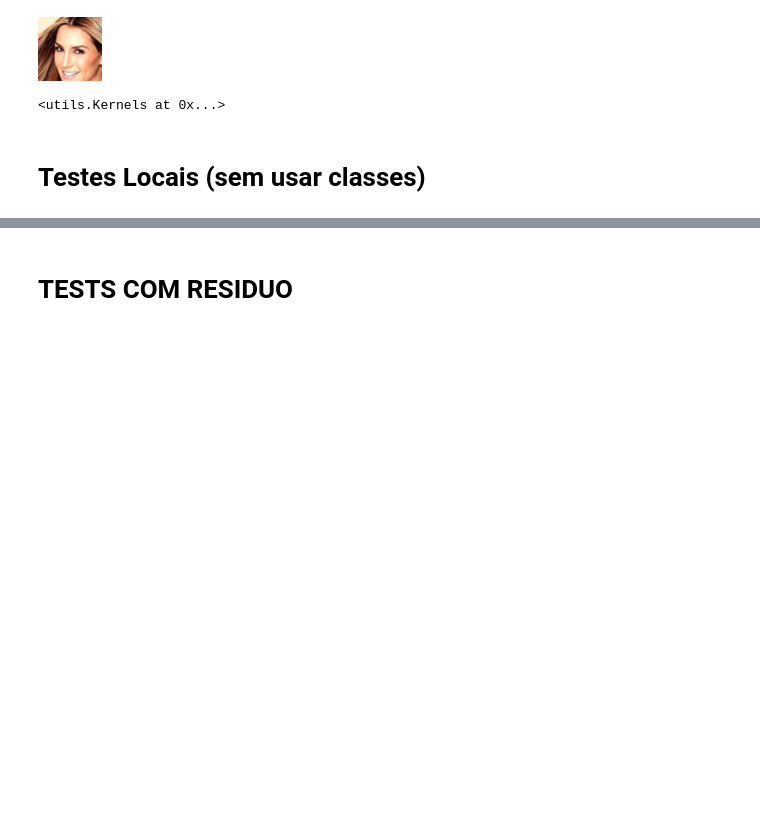
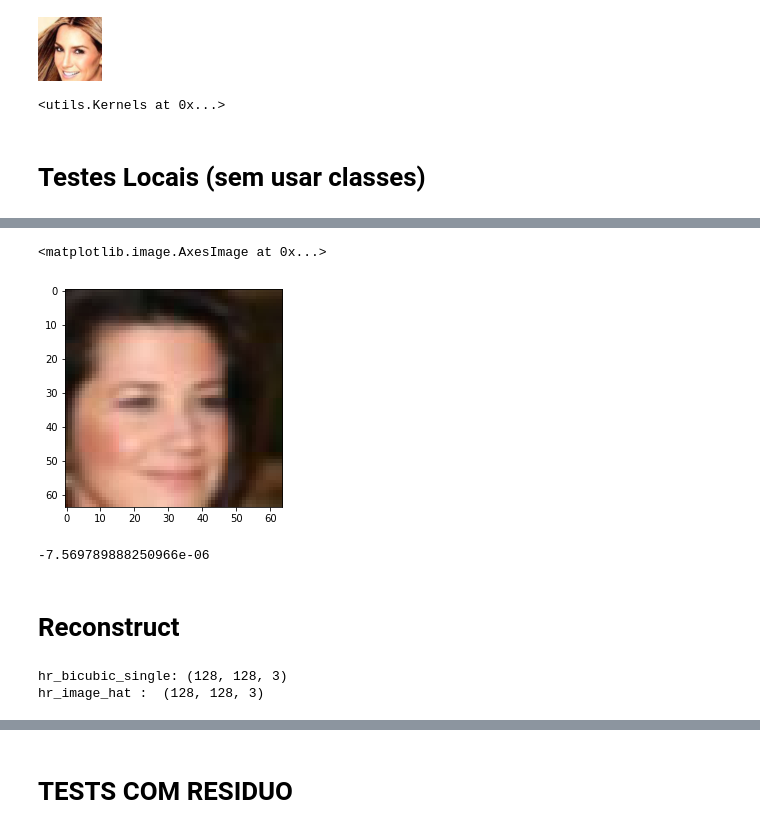
Before and after one commit to alsombra/residual_super_resolution, a Jupyter notebook: Untitled.ipynb, the cells around one changed output, grey strips where cells are left out. Cells and saved outputs as stored; diff of their text form; code cells hidden in the pictures; blank space fills up the shorter version.

```diff
--- a/Untitled.ipynb
+++ b/Untitled.ipynb
@@ -1212,0 +1370,5 @@ image_path
+# %%
+plt.imshow(np.squeeze(returnz[0].cpu().numpy()).transpose(1,2,0))
+# %% [output]
+<matplotlib.image.AxesImage at 0x...>
+[figure, added]
@@ -1212,0 +1446,8 @@ image_path
+# %%
+lr_image = Image.open(test_image_pathLR)
+lr_image_scaled_loaded = Scaling(lr_image)
+lr_image_scaled_original = np.squeeze(returns[0].cpu().numpy()).transpose(1,2,0)
+
+((lr_image_scaled_loaded - lr_image_scaled_original)*255).max()
+# %% [output]
+-7.569789888250966e-06
@@ -1212,0 +1485,33 @@ image_path
+# %% [markdown]
+# Reconstruct
+# %%
+output = np.copy(returnz)
+lr_image, x = output[0], output[1]
+lr_image, x = lr_image.to(device),  x.to(device)
+
+reconst = model(x)
+reconst.shape
+#Print out log info
+tmp1 = lr_image.data.cpu().numpy().transpose(0,2,3,1)*255
+image_list = [np.array(Image.fromarray(tmp1.astype(np.uint8)[i]).resize((128,128), Image.BICUBIC)) \
+              for i in range(data_loader.batch_size)]
+image_hr_bicubic= np.stack(image_list)
+image_hr_bicubic_single = np.squeeze(image_hr_bicubic)
+print('hr_bicubic_single:', image_hr_bicubic_single.shape)
+#return this ^
+image_hr_bicubic = image_hr_bicubic.transpose(0,3,1,2)
+image_hr_bicubic = Scaling(image_hr_bicubic)
+image_hr_bicubic = torch.from_numpy(image_hr_bicubic).double().to(device) # NUMPY to TORCH
+hr_image_hat = reconst + image_hr_bicubic
+hr_image_hat = hr_image_hat.data.cpu().numpy()
+hr_image_hat = Scaling01(hr_image_hat)
+hr_image_hat = np.squeeze(hr_image_hat).transpose((1, 2, 0))
+hr_image_hat = (hr_image_hat*255).astype(np.uint8)
+print('hr_image_hat : ', hr_image_hat.shape)
+#return this ^
+random_number = np.random.rand(1)[0]
+Image.fromarray(image_hr_bicubic_single).save('./test_images/{:.3f}_hr_bic_{}.jpg'.format(random_number, 1))
+Image.fromarray(hr_image_hat).save('./test_images/{:.3f}_hr_hat_{}.jpg'.format(random_number, 1))
+# %% [output]
+hr_bicubic_single: (128, 128, 3)
+hr_image_hat :  (128, 128, 3)
```
Also changed, not shown: parts of 99 cells of this notebook, 44 other files.
